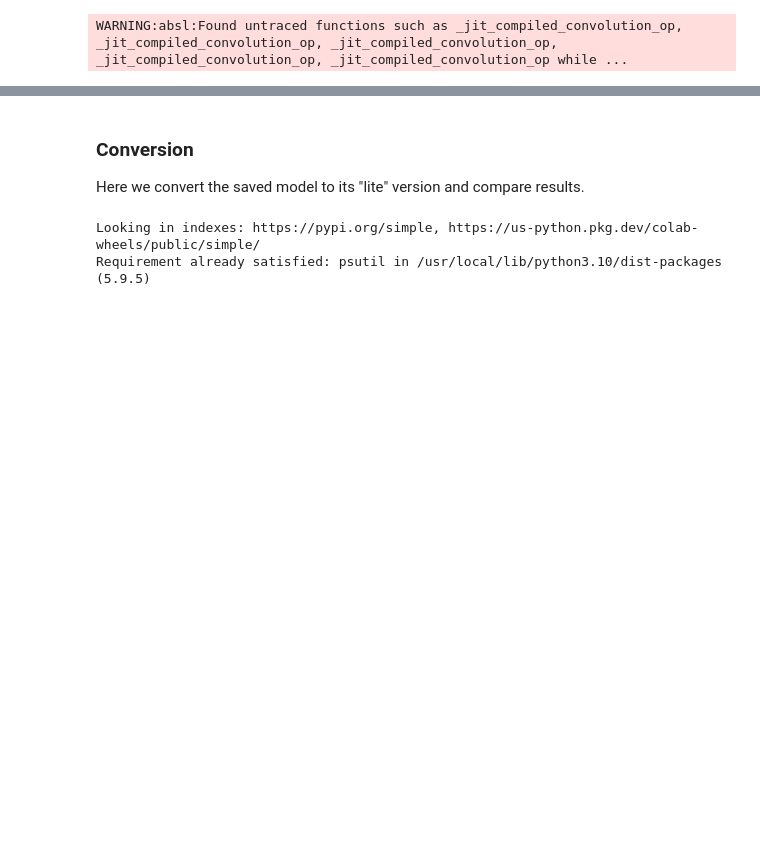
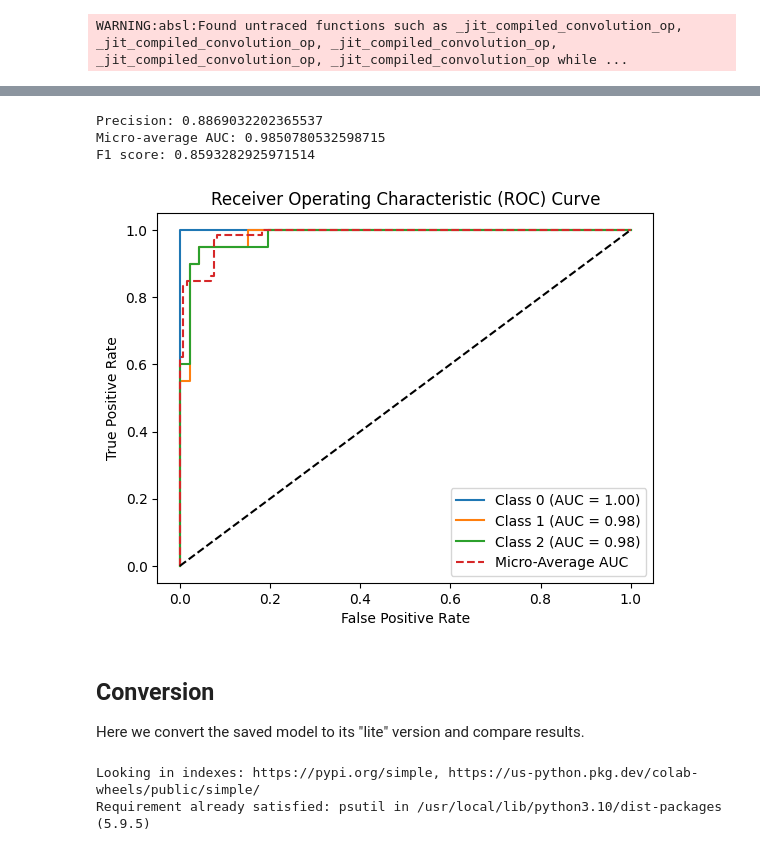
Before and after one commit to RashedRifat/CAT-scan-covid-19-predictions, a Jupyter notebook: analysis.ipynb, the cells around one changed output, grey strips where cells are left out. Cells and saved outputs as stored; diff of their text form; code cells hidden in the pictures; blank space fills up the shorter version.

Commit message:
documentation + performance metrics

```diff
--- a/analysis.ipynb
+++ b/analysis.ipynb
@@ -24,3 +21,5 @@ path = '/content/drive/MyDrive/[1] Education (NYU + Projects)/[11] Spring 2023/A
+# %%
+path = 'path/to/data'
 # %%
 import pandas as pd
 import numpy as np
@@ -795,0 +797,15 @@ WARNING:absl:Found untraced functions such as _jit_compiled_convolution_op, _jit
+# %%
+from sklearn.metrics import accuracy_score, precision_score, \
+                            roc_auc_score, roc_curve, f1_score, auc
+from sklearn.preprocessing import label_binarize
+
+test_data.reset()
+true_labels = []
+num_steps = len(test_data)
+for _ in range(num_steps):
+  _, labels = test_data.next()
+  true_labels.extend(labels.argmax(axis=1))
+test_data.reset()
+# %%
+predictions = vgg16_aug.predict(test_data)
+true_labels = label_binarize(true_labels, classes=np.arange(3))
@@ -796,5 +817,42 @@ WARNING:absl:Found untraced functions such as _jit_compiled_convolution_op, _jit
+# %%
+# Calculate AUC and ROC curve
+fpr = dict()
+tpr = dict()
+roc_auc = dict()
+for i in range(3):
+    fpr[i], tpr[i], _ = roc_curve(true_labels[:, i], predictions[:, i])
+    roc_auc[i] = auc(fpr[i], tpr[i])
+
+# Compute micro-average AUC
+fpr_micro, tpr_micro, _ = roc_curve(true_labels.ravel(), predictions.ravel())
+roc_auc_micro = auc(fpr_micro, tpr_micro)
+
+# Calculate F1 score
+f1 = f1_score(np.argmax(true_labels, axis=1), predicted_labels, average='weighted')
+# %%
+print(f"Precision: {precision}")
+print(f"Micro-average AUC: {roc_auc_micro}")
+print(f"F1 score: {f1}")
+# %% [output]
+Precision: 0.8869032202365537
+Micro-average AUC: 0.9850780532598715
+F1 score: 0.8593282925971514
+# %%
+# Plot ROC curves
+plt.figure()
+for i in range(3):
+    plt.plot(fpr[i], tpr[i], label=f"Class {i} (AUC = {roc_auc[i]:.2f})")
+plt.plot(fpr_micro, tpr_micro, label='Micro-Average AUC', linestyle='--')
+plt.plot([0, 1], [0, 1], 'k--')
+plt.xlabel('False Positive Rate')
+plt.ylabel('True Positive Rate')
+plt.title('Receiver Operating Characteristic (ROC) Curve')
+plt.legend(loc='lower right')
+plt.show()
+# %% [output]
+[figure, added]
 # %% [markdown]
-### Conversion
+## Conversion
 Here we convert the saved model to its "lite" version and compare results.
 # %%
 !pip install psutil
```
Also changed, not shown: parts of 15 cells of this notebook, 1 other file.
